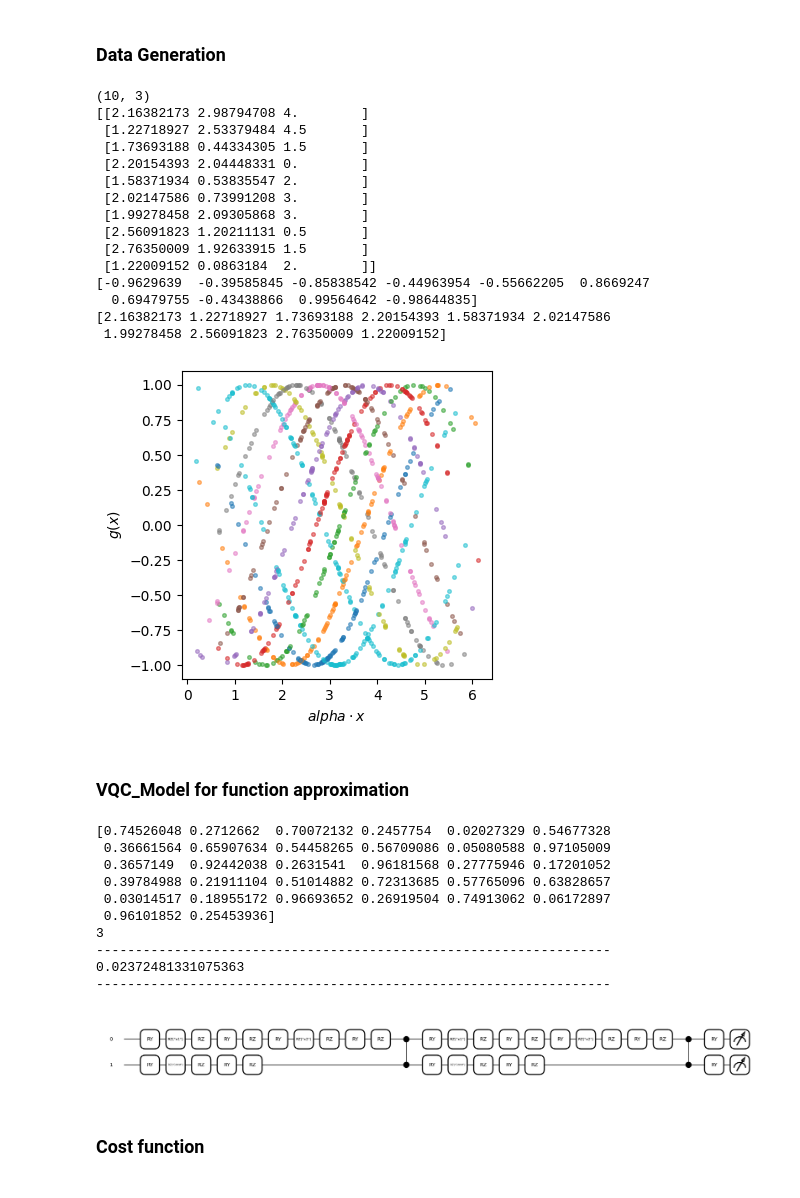
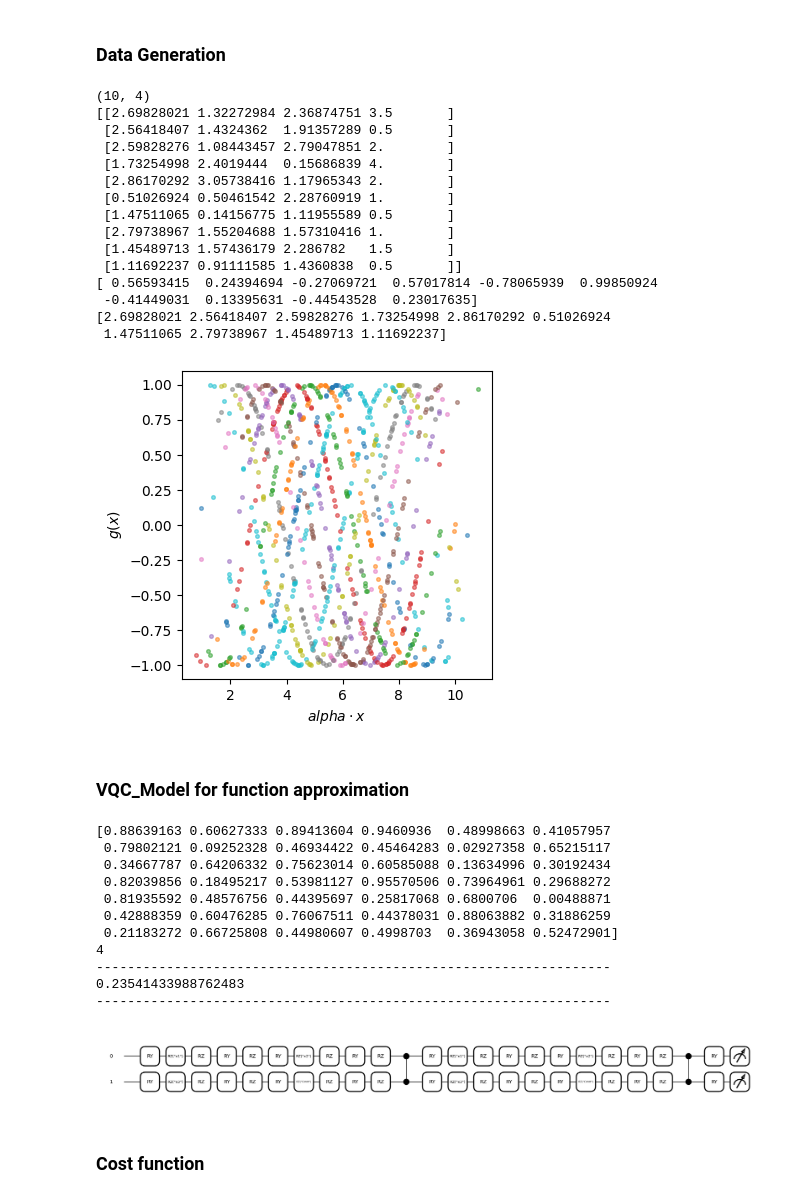
Before and after one commit to HeechanYi/IonQ2024-_Spring_Mentoring, a Jupyter notebook: FucntionApproximation_RiemannSum.ipynb, the cells around one changed output. Drawn from its saved outputs; the diff is of its cells as text; code cells hidden in the pictures.

```diff
--- a/FucntionApproximation_RiemannSum.ipynb
+++ b/FucntionApproximation_RiemannSum.ipynb
@@ -62,7 +62,7 @@ def Cos(samples, alpha, xmin, xmax):
 
 
 # ------------------------------------------------------------------ #
-alphas = [1, 1]
+alphas = [1, 1/2, 2]
 xdim = len(alphas)
 xmin = [0]*xdim
 xmax=[np.pi]*xdim
@@ -73,21 +73,21 @@ print(Xdata)
 print(ydata)
 print(Xdata[:,0])
 # %% [output]
-(10, 3)
-[[2.16382173 2.98794708 4.        ]
- [1.22718927 2.53379484 4.5       ]
- [1.73693188 0.44334305 1.5       ]
- [2.20154393 2.04448331 0.        ]
- [1.58371934 0.53835547 2.        ]
- [2.02147586 0.73991208 3.        ]
- [1.99278458 2.09305868 3.        ]
- [2.56091823 1.20211131 0.5       ]
- [2.76350009 1.92633915 1.5       ]
- [1.22009152 0.0863184  2.        ]]
-[-0.9629639  -0.39585845 -0.85838542 -0.44963954 -0.55662205  0.8669247
-  0.69479755 -0.43438866  0.99564642 -0.98644835]
-[2.16382173 1.22718927 1.73693188 2.20154393 1.58371934 2.02147586
- 1.99278458 2.56091823 2.76350009 1.22009152]
+(10, 4)
+[[2.69828021 1.32272984 2.36874751 3.5       ]
+ [2.56418407 1.4324362  1.91357289 0.5       ]
+ [2.59828276 1.08443457 2.79047851 2.        ]
+ [1.73254998 2.4019444  0.15686839 4.        ]
+ [2.86170292 3.05738416 1.17965343 2.        ]
+ [0.51026924 0.50461542 2.28760919 1.        ]
+ [1.47511065 0.14156775 1.11955589 0.5       ]
+ [2.79738967 1.55204688 1.57310416 1.        ]
+ [1.45489713 1.57436179 2.286782   1.5       ]
+ [1.11692237 0.91111585 1.4360838  0.5       ]]
+[ 0.56593415  0.24394694 -0.27069721  0.57017814 -0.78065939  0.99850924
+ -0.41449031  0.13395631 -0.44543528  0.23017635]
+[2.69828021 2.56418407 2.59828276 1.73254998 2.86170292 0.51026924
+ 1.47511065 2.79738967 1.45489713 1.11692237]
 # %%
 def plot_data(x, alpha, y, const_data, fig = None, ax = None):
 
@@ -117,7 +117,7 @@ fig, ax = plt.subplots(figsize=(4, 4))
 Xdata, ydata , const_data = Cos(1000, alphas, xmin=xmin, xmax = xmax)
 plot_data(Xdata[:,:xdim], alphas, ydata, const_data, fig, ax) # for making cos(x*a + a0)
 # %% [output]
-[figure, old version]
+[figure, new version]
 # %% [markdown]
 ### VQC_Model for function approximation
 # %%
@@ -171,43 +171,44 @@ def VQC_Model(thetas, x, num_layers):
 
     obs = qml.PauliZ(0)
     for i in range(num_qubits-1):
          obs = obs @ qml.PauliZ(i+1)
 
     return qml.expval(obs)
 
 # ------------------------------------------------------------------ #
-alphas = [1, 1]
+alphas = [1, 1/2, 2]
 xdim = len(alphas)
 xmin = [0]*xdim
 xmax=[np.pi]*xdim
 
 Xdata, ydata, const_data = Cos(10, alphas, xmin, xmax)
 x = Xdata[0]
 dim = len(x)
 num_layers = 2
 num_qubits = math.ceil(len(x) / 2)
 
 thetas = np.random.uniform(size = dim*num_layers*5 + num_qubits,requires_grad = True)
 
 
 print(thetas)
 print(len(x))
 print('------------------------------------------------------------------')
 print(VQC_Model(thetas, x, num_layers))
 print('------------------------------------------------------------------')
 fig, ax = qml.draw_mpl(VQC_Model)(thetas, x, num_layers)
 # %% [output]
-[0.74526048 0.2712662  0.70072132 0.2457754  0.02027329 0.54677328
- 0.36661564 0.65907634 0.54458265 0.56709086 0.05080588 0.97105009
- 0.3657149  0.92442038 0.2631541  0.96181568 0.27775946 0.17201052
- 0.39784988 0.21911104 0.51014882 0.72313685 0.57765096 0.63828657
- 0.03014517 0.18955172 0.96693652 0.26919504 0.74913062 0.06172897
- 0.96101852 0.25453936]
-3
+[0.88639163 0.60627333 0.89413604 0.9460936  0.48998663 0.41057957
+ 0.79802121 0.09252328 0.46934422 0.45464283 0.02927358 0.65215117
+ 0.34667787 0.64206332 0.75623014 0.60585088 0.13634996 0.30192434
+ 0.82039856 0.18495217 0.53981127 0.95570506 0.73964961 0.29688272
+ 0.81935592 0.48576756 0.44395697 0.25817068 0.6800706  0.00488871
+ 0.42888359 0.60476285 0.76067511 0.44378031 0.88063882 0.31886259
+ 0.21183272 0.66725808 0.44980607 0.4998703  0.36943058 0.52472901]
+4
 ------------------------------------------------------------------
-0.02372481331075363
+0.23541433988762483
 ------------------------------------------------------------------
-[figure, old version]
+[figure, new version]
 # %% [markdown]
 ### Cost function
 # %%
```
Also changed, not shown: parts of 7 cells of this notebook.
